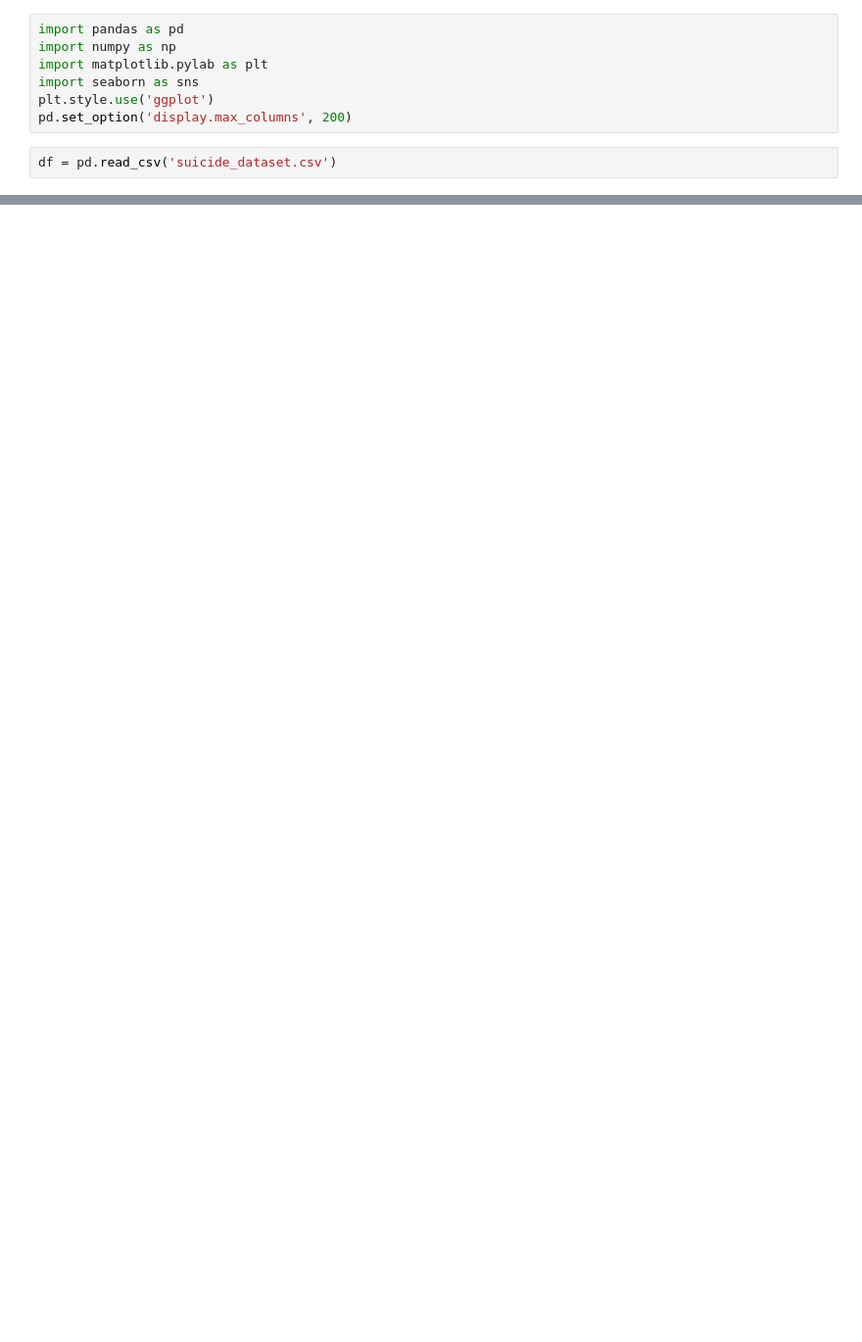
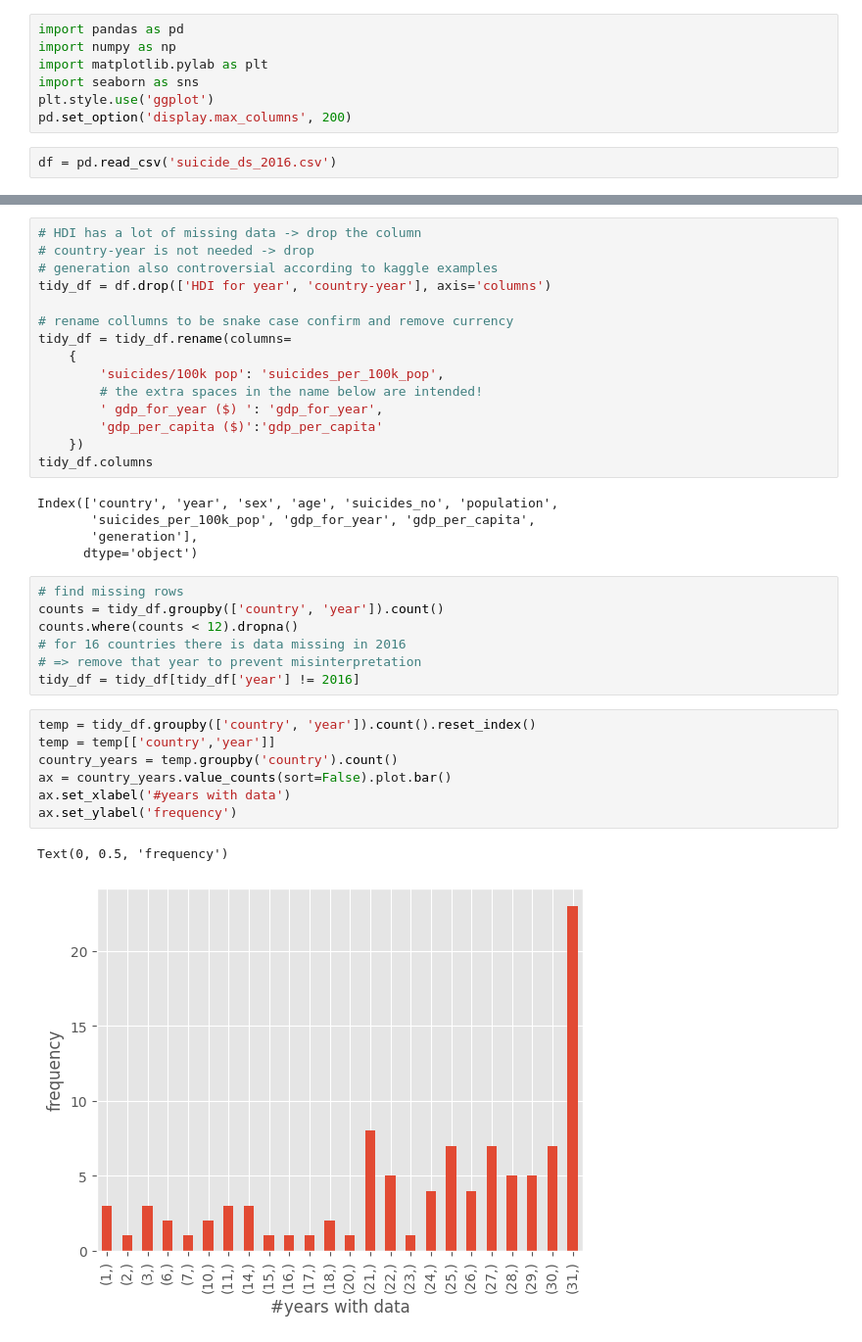
Before and after one commit to MarcelRosier/bdp_project, a Jupyter notebook: mental_health/eda.ipynb, the cells around one changed output, grey strips where cells are left out. Shown at 98% size. Saved outputs shown, nothing was run; the diff lists cells and outputs as text; blank space fills up the shorter version.

Commit message:
- added basic data cleaning up steps

```diff
--- a/mental_health/eda.ipynb
+++ b/mental_health/eda.ipynb
@@ -6,4 +6,4 @@ import seaborn as sns
 plt.style.use('ggplot')
 pd.set_option('display.max_columns', 200)
 # %%
-df = pd.read_csv('suicide_dataset.csv')
+df = pd.read_csv('suicide_ds_2016.csv')
@@ -23,0 +93,37 @@ df = pd.read_csv('suicide_dataset.csv')
+# %%
+# HDI has a lot of missing data -> drop the column
+# country-year is not needed -> drop
+# generation also controversial according to kaggle examples
+tidy_df = df.drop(['HDI for year', 'country-year'], axis='columns')
+
+# rename collumns to be snake case confirm and remove currency
+tidy_df = tidy_df.rename(columns=
+    {
+        'suicides/100k pop': 'suicides_per_100k_pop',
+        # the extra spaces in the name below are intended!
+        ' gdp_for_year ($) ': 'gdp_for_year',
+        'gdp_per_capita ($)':'gdp_per_capita'
+    })
+tidy_df.columns
+# %% [output]
+Index(['country', 'year', 'sex', 'age', 'suicides_no', 'population',
+       'suicides_per_100k_pop', 'gdp_for_year', 'gdp_per_capita',
+       'generation'],
+      dtype='object')
+# %%
+# find missing rows
+counts = tidy_df.groupby(['country', 'year']).count()
+counts.where(counts < 12).dropna()
+# for 16 countries there is data missing in 2016
+# => remove that year to prevent misinterpretation
+tidy_df = tidy_df[tidy_df['year'] != 2016]
+# %%
+temp = tidy_df.groupby(['country', 'year']).count().reset_index()
+temp = temp[['country','year']]
+country_years = temp.groupby('country').count()
+ax = country_years.value_counts(sort=False).plot.bar()
+ax.set_xlabel('#years with data')
+ax.set_ylabel('frequency')
+# %% [output]
+Text(0, 0.5, 'frequency')
+[figure, added]
```
Also changed, not shown: parts of 17 cells of this notebook.
